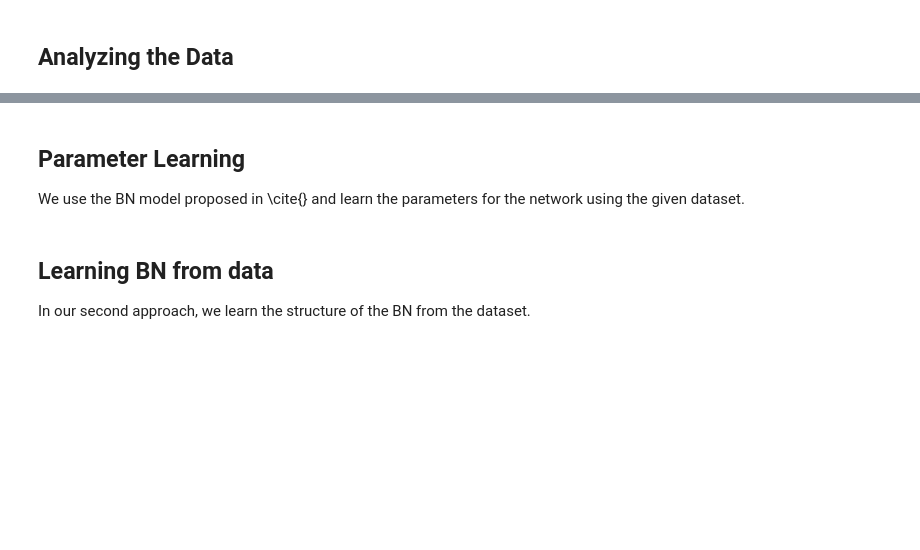
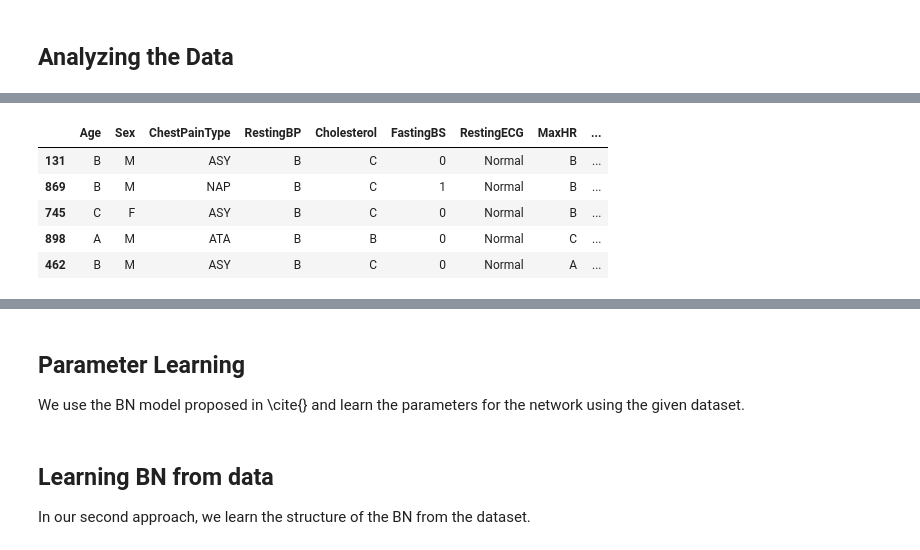
Before and after one commit to SagarParekh97/Decision-Making-under-Uncertainty, a Jupyter notebook: P1/P1.ipynb, the cells around one changed output, grey strips where cells are left out. Drawn from its saved outputs; the diff is of its cells as text; code cells hidden in the pictures; blank space fills up the shorter version.

```diff
--- a/P1/P1.ipynb
+++ b/P1/P1.ipynb
@@ -43,0 +134,9 @@ train, test = train_test_split(data, test_size=0.2)
+# %%
+train.head()
+# %% [output]
+|  | Age | Sex | ChestPainType | RestingBP | Cholesterol | FastingBS | RestingECG | MaxHR | ... |
+| 131 | B | M | ASY | B | C | 0 | Normal | B | ... |
+| 869 | B | M | NAP | B | C | 1 | Normal | B | ... |
+| 745 | C | F | ASY | B | C | 0 | Normal | B | ... |
+| 898 | A | M | ATA | B | B | 0 | Normal | C | ... |
+| 462 | B | M | ASY | B | C | 0 | Normal | A | ... |
```
Also changed, not shown: parts of 18 cells of this notebook, 2 other files.
